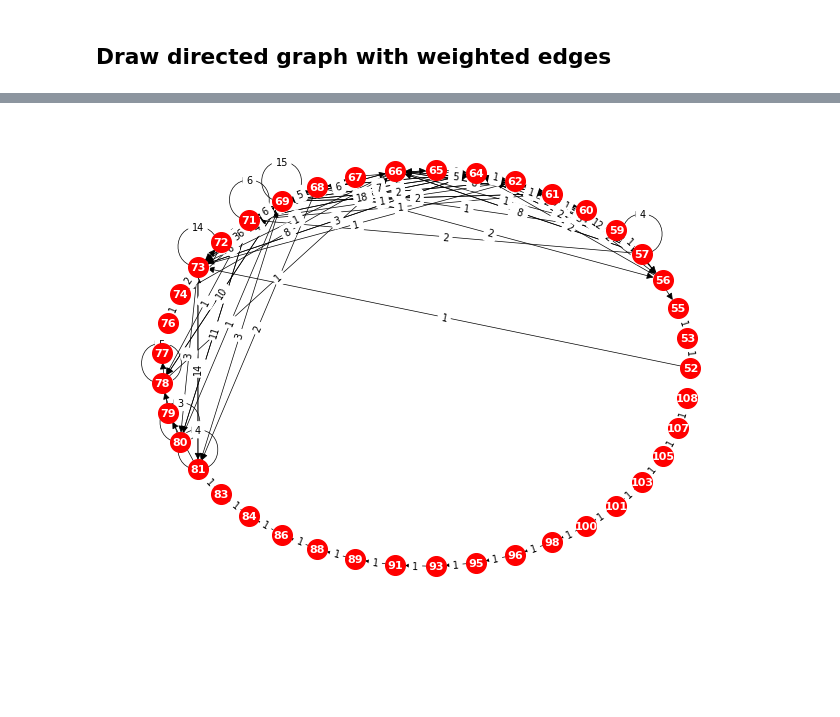
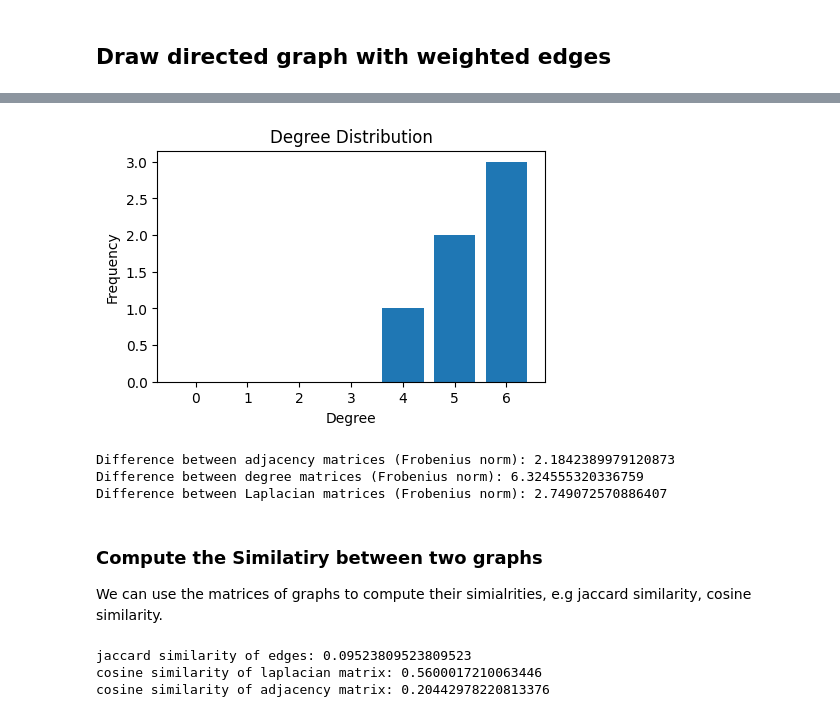
Before and after one commit to dziper/ECE227Tonnetz, a Jupyter notebook: networkx.ipynb, the cells around one changed output, grey strips where cells are left out. Saved outputs shown, nothing was run; the diff lists cells and outputs as text; code cells hidden in the pictures; blank space fills up the shorter version.

```diff
--- a/networkx.ipynb
+++ b/networkx.ipynb
@@ -341,5 +227,0 @@ list_weighted_edges = [(u,v,d) for (u,v),d in list(weighted_edges.items())]
-# %%
-theDG = get_DG(note_set, list_weighted_edges)
-draw_circular_DG(theDG, node_size=200, font_size=8, width=0.5, label_font_size=7)
-# %% [output]
-[figure, removed]
@@ -352,0 +228,40 @@ ticks = np.array([pm.time_to_tick(t) for t in beats]) # convert sec to tick
+# %%
+DG1 = RandomDG(6, 20)
+DG2 = RandomDG(6, 7)
+
+# Get the graphs
+G1 = DG1.DG
+G2 = DG2.DG
+# %%
+# Compute degree distribution
+degree_sequence = sorted([d for n, d in G1.degree()], reverse=True)
+degree_count = nx.degree_histogram(G1)
+
+# Plot degree distribution
+plt.figure(figsize=(5, 3))
+plt.bar(range(len(degree_count)), degree_count)
+plt.xlabel('Degree')
+plt.ylabel('Frequency')
+plt.title('Degree Distribution')
+plt.show()
+# %% [output]
+[figure, added]
+# %%
+# Compare Adjacency Matrices
+adj_diff = np.linalg.norm(A1 - A2)
+print("Difference between adjacency matrices (Frobenius norm):", adj_diff)
+
+# Compare Degree Matrices
+deg_diff = np.linalg.norm(D1 - D2)
+print("Difference between degree matrices (Frobenius norm):", deg_diff)
+
+# Compare Laplacian Matrices
+lap_diff = np.linalg.norm(L1 - L2)
+print("Difference between Laplacian matrices (Frobenius norm):", lap_diff)
+# %% [output]
+Difference between adjacency matrices (Frobenius norm): 2.1842389979120873
+Difference between degree matrices (Frobenius norm): 6.324555320336759
+Difference between Laplacian matrices (Frobenius norm): 2.749072570886407
+# %% [markdown]
+### Compute the Similatiry between two graphs
+We can use the matrices of graphs to compute their simialrities, e.g jaccard similarity, cosine similarity.
@@ -352,0 +273,12 @@ ticks = np.array([pm.time_to_tick(t) for t in beats]) # convert sec to tick
+# %%
+import utils
+jaccard_similarity_edge = utils.jaccard_similarity_edge(G1, G2)
+cos_similarity_laplacian = utils.cos_similarity_laplacian(G1, G2)
+cos_similarity_adj = utils.cos_similarity_adj(G1, G2)
+print(f"jaccard similarity of edges: {jaccard_similarity_edge}")
+print(f"cosine similarity of laplacian matrix: {cos_similarity_laplacian}")
+print(f"cosine similarity of adjacency matrix: {cos_similarity_adj}")
+# %% [output]
+jaccard similarity of edges: 0.09523809523809523
+cosine similarity of laplacian matrix: 0.5600017210063446
+cosine similarity of adjacency matrix: 0.20442978220813376
```
Also changed, not shown: parts of 22 cells of this notebook, 7 other files.
